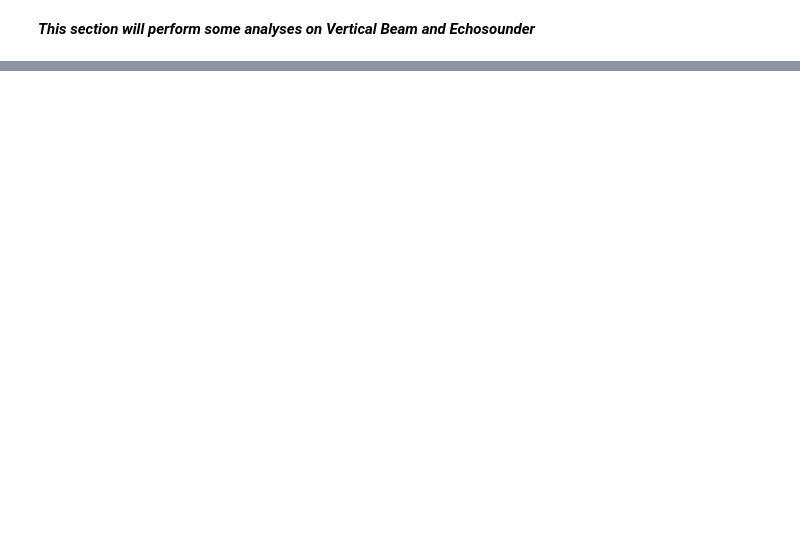
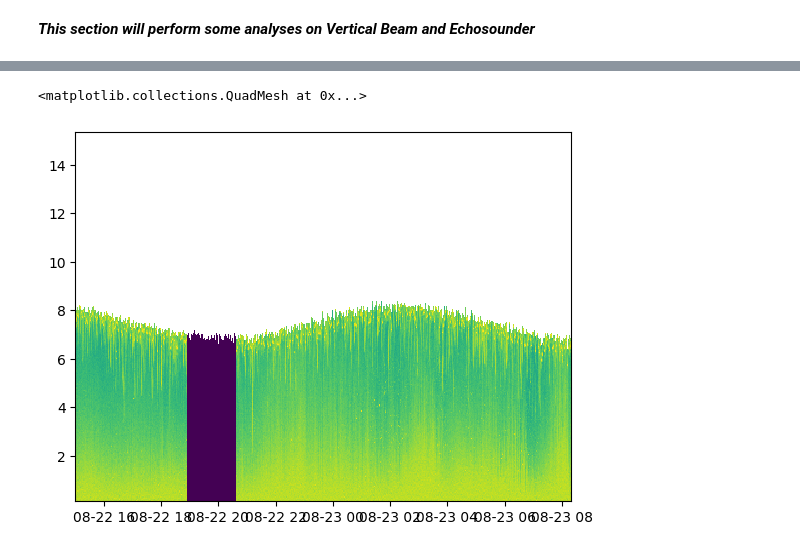
Before and after one commit to NCSU-CHAZ/BOEM-Oak-Island, a Jupyter notebook: Post_Processing_Scripts/OLD/sediment_plotter.ipynb, the cells around one changed output, grey strips where cells are left out. Drawn from its saved outputs; the diff is of its cells as text; code cells hidden in the pictures; blank space fills up the shorter version.

```diff
--- a/Post_Processing_Scripts/OLD/sediment_plotter.ipynb
+++ b/Post_Processing_Scripts/OLD/sediment_plotter.ipynb
@@ -197,0 +188,5 @@ print(b,m,r2)
+# %%
+plt.pcolormesh(Data['Time'][0],Data['CellDepth_echo'],Data['Echo1'].T)
+# %% [output]
+<matplotlib.collections.QuadMesh at 0x...>
+[figure, added]
```
Also changed, not shown: parts of 5 cells of this notebook, 1 other file.
